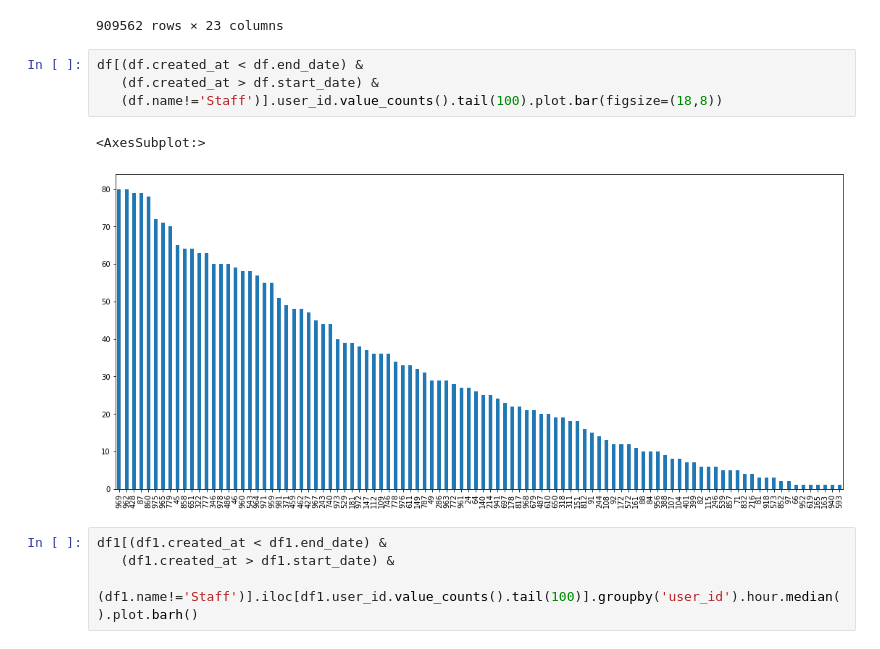
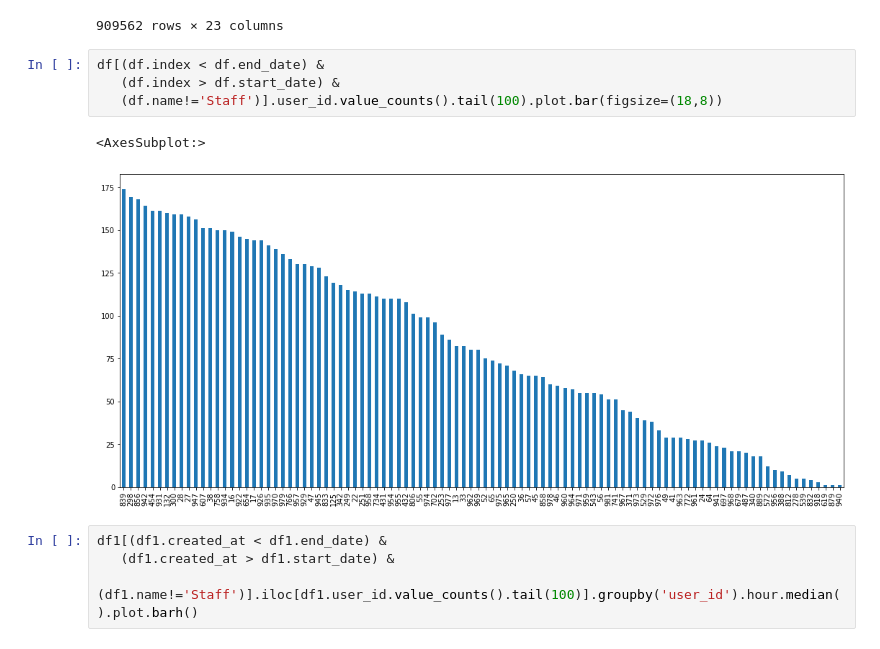
Before and after one commit to Jason-Tellez/anomaly_det_project, a Jupyter notebook: Initial_nb.ipynb, the cells around one changed output. Saved outputs shown, nothing was run; the diff lists cells and outputs as text.

```diff
--- a/Untitled.ipynb
+++ b/Initial_nb.ipynb
@@ -631,12 +631,12 @@ df[df.name!='Staff']
 | 2021-04-21 16:41:51 | 2021-04-21 | 16:41:51 | 875 | 135.0 | 24.242.150.231 | Marco | #marco | 2021-01-25 | 2021-07-19 | 2021-01-20 21:31:11 | ... |
 909562 rows × 23 columns
 # %%
-df[(df.created_at < df.end_date) &
-   (df.created_at > df.start_date) &
+df[(df.index < df.end_date) &
+   (df.index > df.start_date) &
    (df.name!='Staff')].user_id.value_counts().tail(100).plot.bar(figsize=(18,8))
 # %% [output]
 <AxesSubplot:>
-[figure, old version]
+[figure, new version]
 # %%
 df1[(df1.created_at < df1.end_date) &
    (df1.created_at > df1.start_date) &
```
Also changed, not shown: parts of 30 cells of this notebook, 2 other files.
